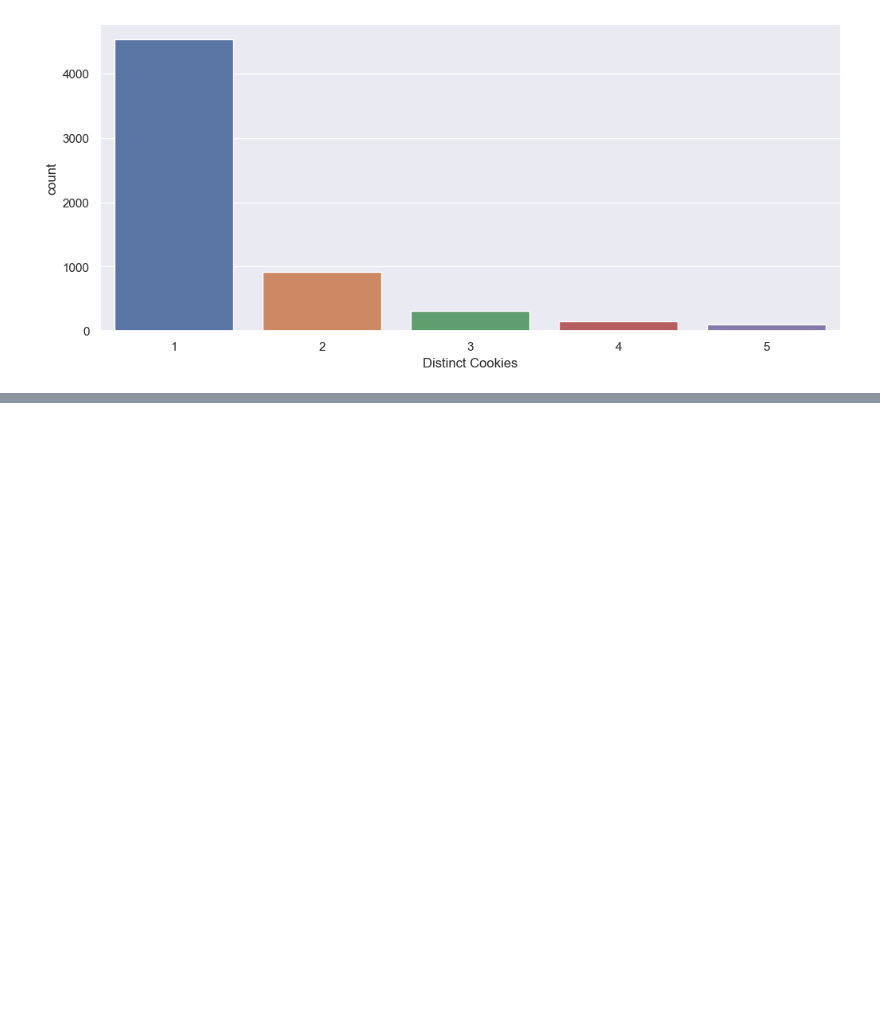
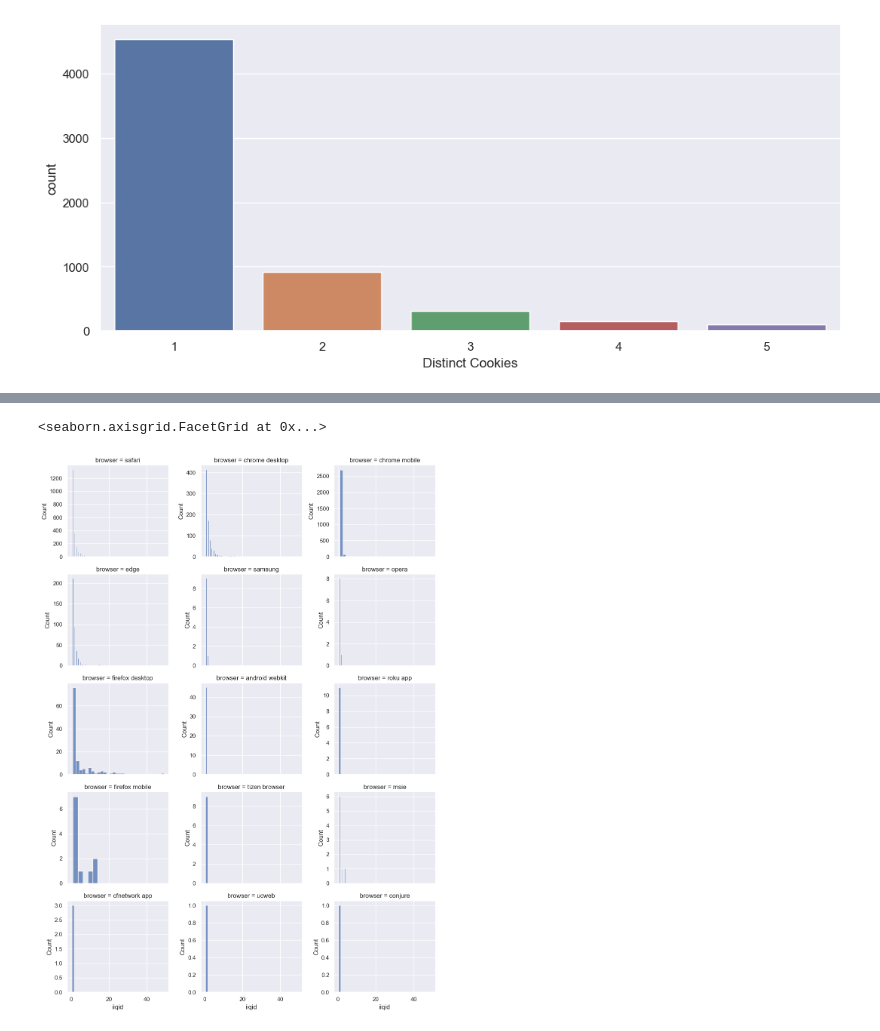
Before and after one commit to menisadi/merged, a Jupyter notebook: Tuples Statistics.ipynb, the cells around one changed output, grey strips where cells are left out. Cells and saved outputs as stored; diff of their text form; code cells hidden in the pictures; blank space fills up the shorter version.

```diff
--- a/Tuples Statistics.ipynb
+++ b/Tuples Statistics.ipynb
@@ -127,0 +141,6 @@ Text(0.5, 0, 'Distinct Cookies')
+# %%
+g = sns.FacetGrid(data=browsers_data, col='browser', col_wrap=3, sharey=False, aspect=1.2)
+g.map(sns.histplot, 'iiqid')
+# %% [output]
+<seaborn.axisgrid.FacetGrid at 0x...>
+[figure, added]
```
Also changed, not shown: parts of 5 cells of this notebook, 1 other file.
